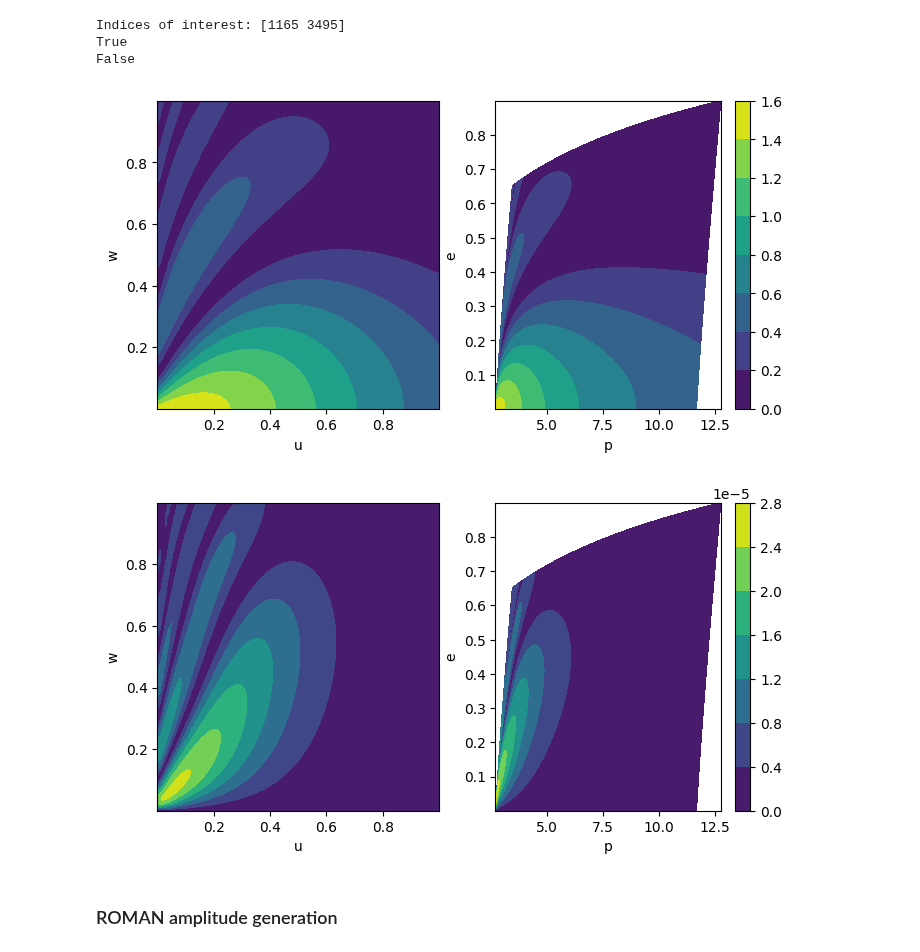
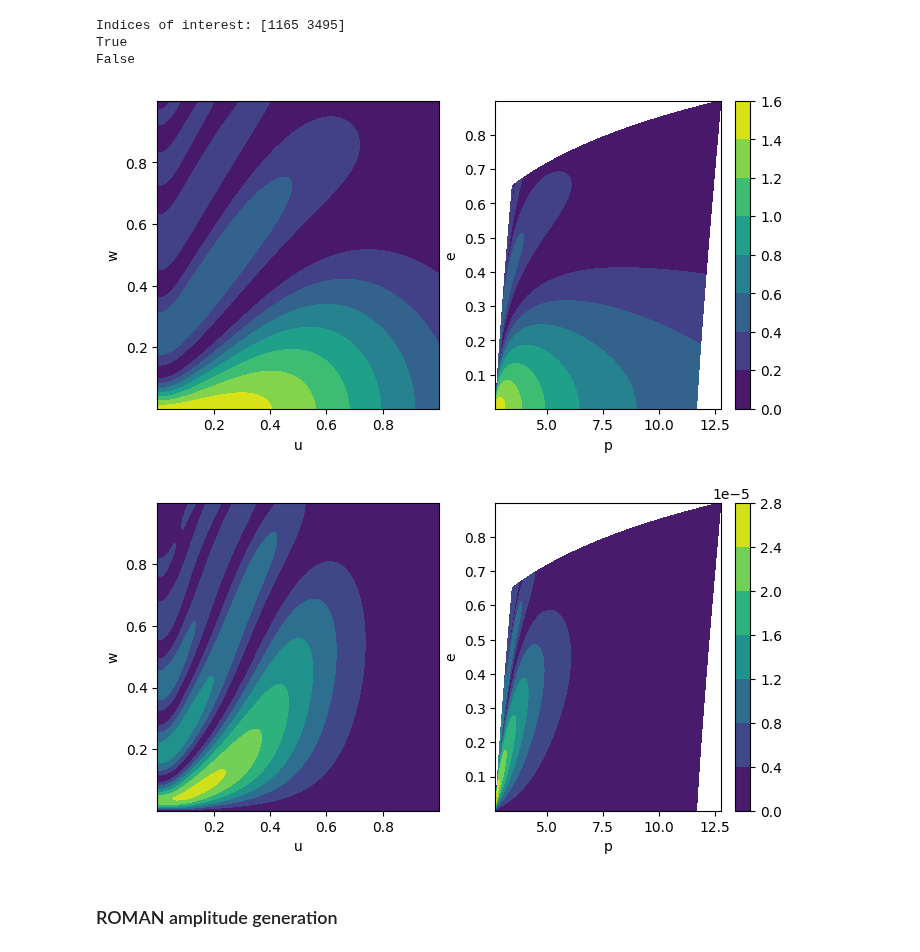
Before and after one commit to BlackHolePerturbationToolkit/FastEMRIWaveforms, a Jupyter notebook: examples/Amplitude_tutorial.ipynb, the cells around one changed output. Cells and saved outputs as stored; diff of their text form; code cells hidden in the pictures.

```diff
--- a/examples/Amplitude_tutorial.ipynb
+++ b/examples/Amplitude_tutorial.ipynb
@@ -59,7 +59,7 @@ The arguments of `kerr_amp_spline` can also be arrays (with the exception of the
 The data grids cannot generally be rectilinear in $(a, p, e)$ space, (for example to avoid computing the modes inside the separatrix). Instead, we start from a data points on a rectilinear grids $(u, w, y, z)$ all with ranges $[0, 1]$, and then map into space via the `apex_of_uwyz` utility:
 # %%
 import matplotlib.pyplot as plt
-from few.utils.mappings.kerrecceq import apex_of_uwyz, z_of_a, y_of_x
+from few.utils.mappings.kerrecceq import kerrecceq_backward_map, z_of_a, y_of_x
 
 # A rectilinear grid
 uv = np.linspace(1e-5, 1 - 1e-5, 101)
@@ -71,8 +71,8 @@ y = y_of_x(1)
 
 # For a given rectilinear grid, compute the associated (a,p,e,x) grid
 u_grid, w_grid = np.asarray(np.meshgrid(uv, wv, indexing="ij")).reshape(2, -1)
-a_grid, p_grid, e_grid, xI_grid = apex_of_uwyz(
-    u_grid, w_grid, np.ones_like(u_grid) * y, np.ones_like(u_grid) * z
+a_grid, p_grid, e_grid, xI_grid = kerrecceq_backward_map(
+    u_grid, w_grid, np.ones_like(u_grid) * y, np.ones_like(u_grid) * z, kind="amplitude"
 )
 
 print("Total trajectory points:", w_grid.shape[0])
@@ -85,7 +85,7 @@ teuk_all_amps = kerr_amp_spline(a, p_grid, e_grid, xI_grid).reshape(
 )
 
 # Specific mode amplitudes for the given (a,p,e,x) data points.
-specific_modes = [(2, 2, 0), (7, -3, 1)]
+specific_modes = [(2, 2, 0, 0), (7, -3, 0, 1)]
 teuk_specific_amps = kerr_amp_spline(a, p_grid, e_grid, xI_grid, specific_modes=specific_modes)
 
 # We can find the index to these modes to check
@@ -95,7 +95,7 @@ print("Indices of interest:", inds)
 # Making sure they are the same
 print(
     np.allclose(
-        teuk_specific_amps[(2, 2, 0)].reshape(uv.size, wv.size),
+        teuk_specific_amps[(2, 2, 0, 0)].reshape(uv.size, wv.size),
         teuk_all_amps[:, :, inds[0]],
     )
 )
@@ -103,7 +103,7 @@ print(
 # to check -m modes we need to take the conjugate
 print(
     np.allclose(
-        teuk_specific_amps[(7, -3, 1)].reshape(uv.size, wv.size),
+        teuk_specific_amps[(7, -3, 0, 1)].reshape(uv.size, wv.size),
         np.conj(teuk_all_amps[:, :, inds[1]]),
     )
 )
@@ -112,13 +112,13 @@ Indices of interest: [1165 3495]
 True
 False
 # %%
-# Look at the contours of the (2,2,0) mode using teuk_all_amps
+# Look at the contours of the (2,2,0,0) mode using teuk_all_amps
 plt.figure(figsize=(8, 4))
 plt.subplot(121)
 cb = plt.contourf(
     u_grid.reshape(uv.size, wv.size),
     w_grid.reshape(uv.size, wv.size),
-    np.abs(teuk_all_amps[:, :, kerr_amp_spline.special_index_map[(2, 2, 0)]]),
+    np.abs(teuk_all_amps[:, :, kerr_amp_spline.special_index_map[(2, 2, 0, 0)]]),
 )
 plt.xlabel("u")
 plt.ylabel("w")
@@ -126,37 +126,37 @@ plt.subplot(122)
 cb = plt.contourf(
     p_grid.reshape(uv.size, wv.size),
     e_grid.reshape(uv.size, wv.size),
-    np.abs(teuk_all_amps[:, :, kerr_amp_spline.special_index_map[(2, 2, 0)]]),
+    np.abs(teuk_all_amps[:, :, kerr_amp_spline.special_index_map[(2, 2, 0, 0)]]),
 )
 plt.colorbar(cb)
 plt.xlabel("p")
 plt.ylabel("e")
 plt.show()
 # %% [output]
-[figure, old version]
+[figure, new version]
 # %%
 # Look at the contours of the (7,-3, 1) mode using teuk_specific_amps
 plt.figure(figsize=(8, 4))
 plt.subplot(121)
 cb = plt.contourf(
     u_grid.reshape(uv.size, wv.size),
     w_grid.reshape(uv.size, wv.size),
-    np.abs(teuk_specific_amps[(7, -3, 1)].reshape(uv.size, wv.size)),
+    np.abs(teuk_specific_amps[(7, -3, 0, 1)].reshape(uv.size, wv.size)),
 )
 plt.xlabel("u")
 plt.ylabel("w")
 plt.subplot(122)
 cb = plt.contourf(
     p_grid.reshape(uv.size, wv.size),
     e_grid.reshape(uv.size, wv.size),
-    np.abs(teuk_specific_amps[(7, -3, 1)].reshape(uv.size, wv.size)),
+    np.abs(teuk_specific_amps[(7, -3, 0, 1)].reshape(uv.size, wv.size)),
 )
 plt.colorbar(cb)
 plt.xlabel("p")
 plt.ylabel("e")
 plt.show()
 # %% [output]
-[figure, old version]
+[figure, new version]
 # %% [markdown]
 ### ROMAN amplitude generation
 # %% [markdown]
```
Also changed, not shown: parts of 5 cells of this notebook, 5 other files.
